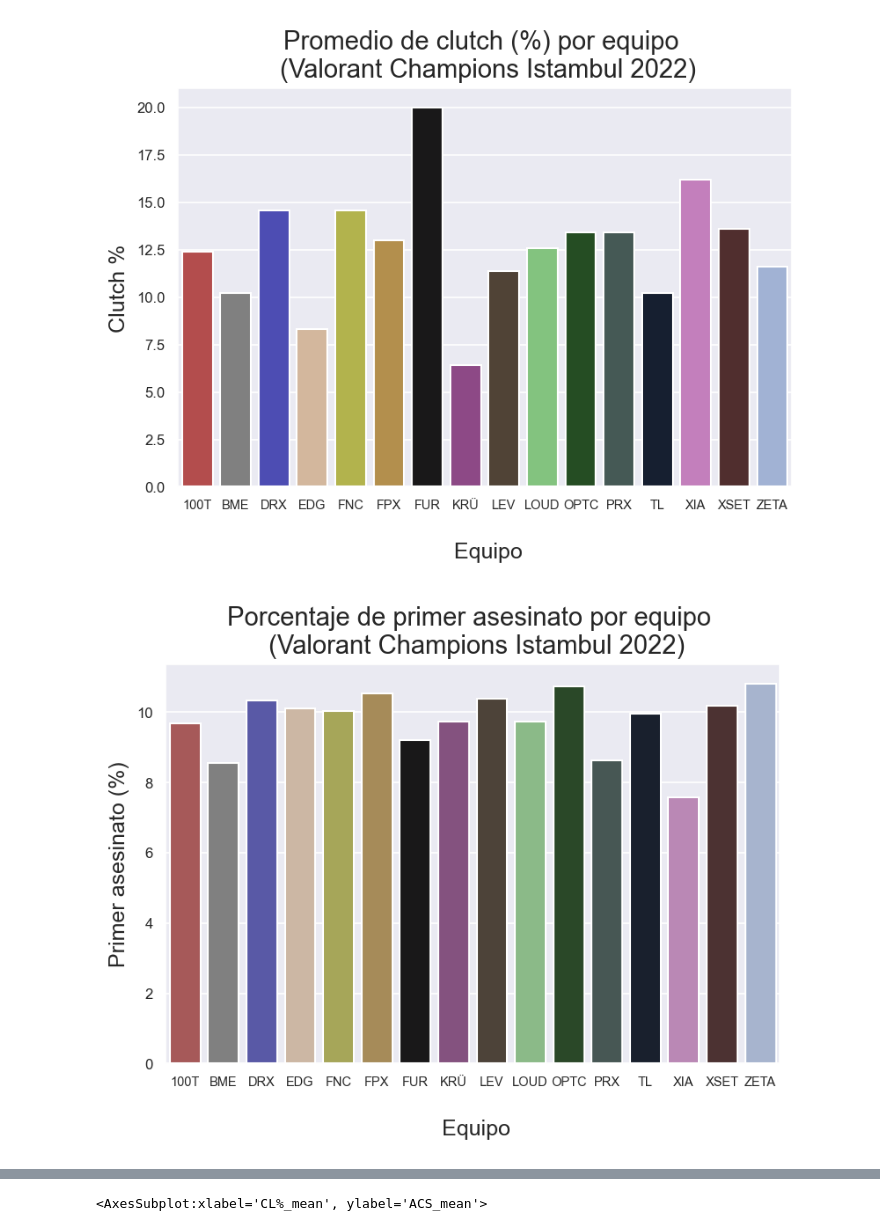
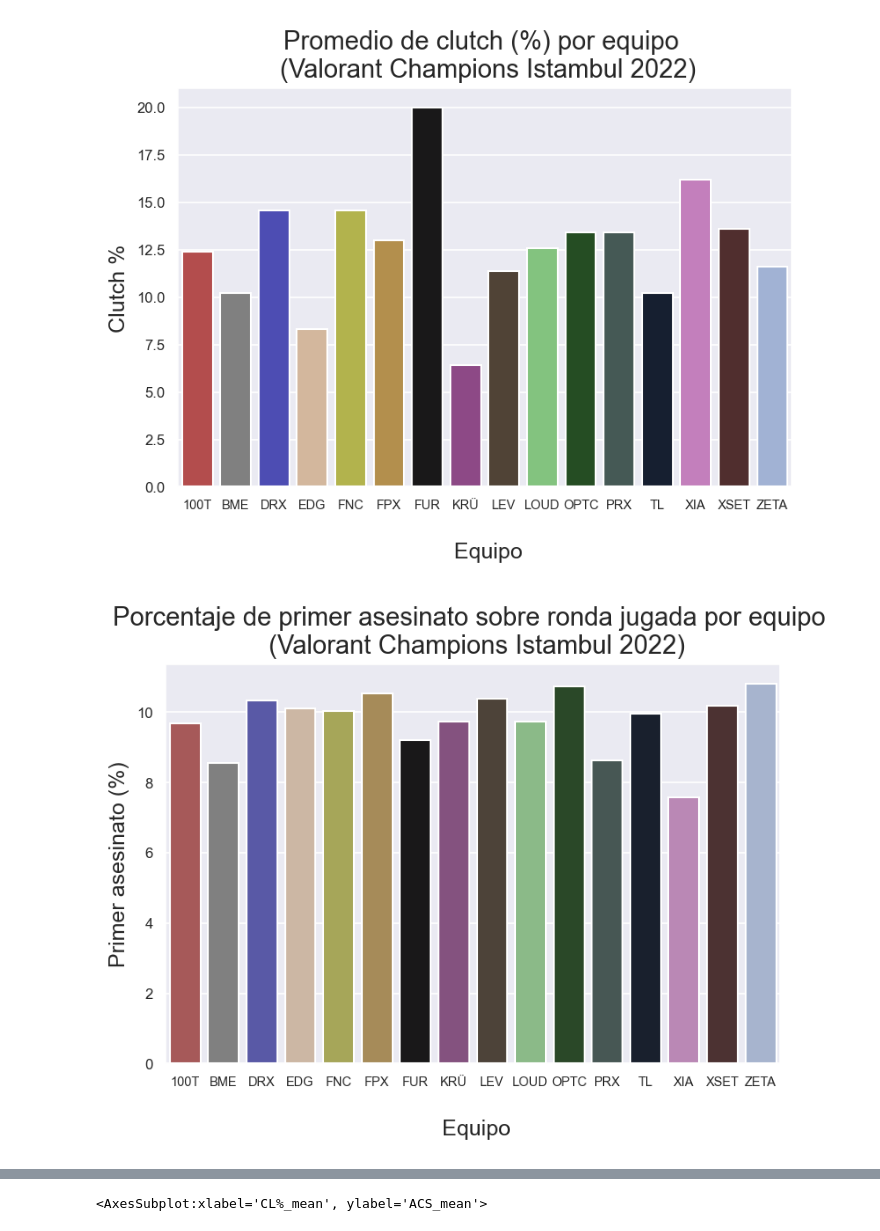
Before and after one commit to SantiagoPlana/Valorant, a Jupyter notebook: Valorant.ipynb, the cells around one changed output, grey strips where cells are left out. Cells and saved outputs as stored; diff of their text form; code cells hidden in the pictures.

```diff
--- a/Valorant.ipynb
+++ b/Valorant.ipynb
@@ -550,17 +531,17 @@ plt.show()
 # %%
 plt.figure(dpi=150)
 sns.barplot(data = champions, x='Team', y='FK%_mean', palette=colors, saturation=0.3)
 ## Cambiar colores
-plt.title('Porcentaje de primer asesinato por equipo \n (Valorant Champions Istambul 2022)',
+plt.title('Porcentaje de primer asesinato sobre ronda jugada por equipo \n (Valorant Champions Istambul 2022)',
           fontsize=14)
 
 plt.ylabel('Primer asesinato (%)', fontsize=12)
 plt.xlabel('\n Equipo', fontsize=12)
 plt.xticks(fontsize=7)
 plt.yticks(fontsize=8)
 plt.show()
 # %% [output]
-[figure, old version]
+[figure, new version]
 # %%
 plt.figure(dpi=150)
 sns.barplot(data = champions, x='Team', y='FD%_mean', palette=colors, saturation=0.4)
```
Also changed, not shown: parts of 24 cells of this notebook.
